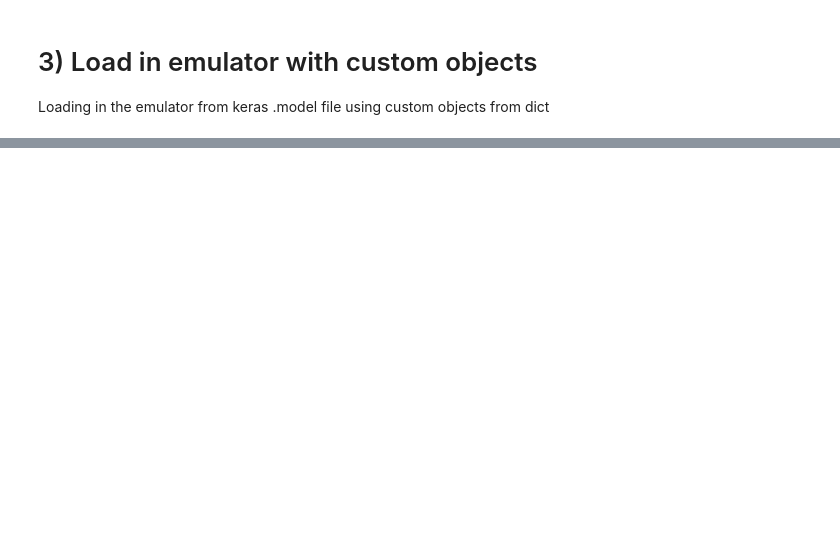
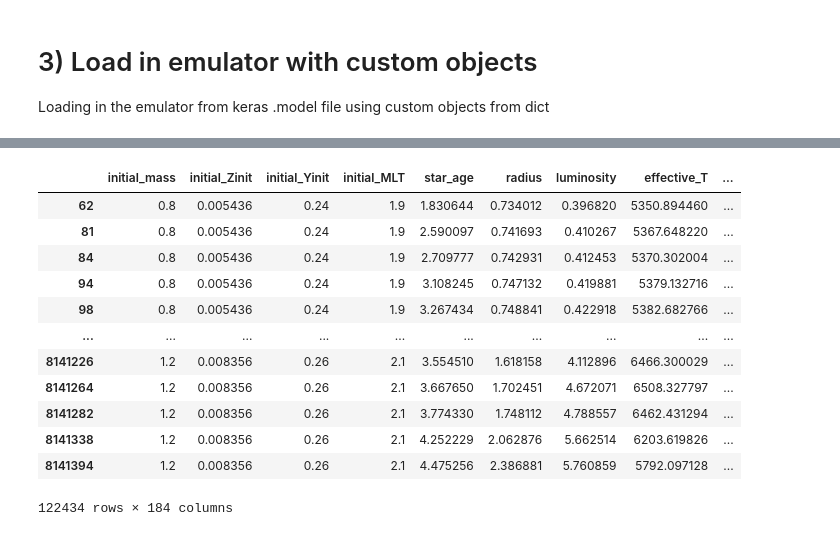
Before and after one commit to ojscutt/sl-pitchfork, a Jupyter notebook: 1_emulator.ipynb, the cells around one changed output, grey strips where cells are left out. Saved outputs shown, nothing was run; the diff lists cells and outputs as text; code cells hidden in the pictures; blank space fills up the shorter version.

```diff
--- a/1_emulator.ipynb
+++ b/1_emulator.ipynb
@@ -82,0 +284,17 @@ Loading in the emulator from keras .model file using custom objects from dict
+# %%
+df_test = pd.read_hdf('/home/oxs235/repos/ojscutt/sl-pitchfork/test_data.h5', key='df')
+df_test
+# %% [output]
+|  | initial_mass | initial_Zinit | initial_Yinit | initial_MLT | star_age | radius | luminosity | effective_T | ... |
+| 62 | 0.8 | 0.005436 | 0.24 | 1.9 | 1.830644 | 0.734012 | 0.396820 | 5350.894460 | ... |
+| 81 | 0.8 | 0.005436 | 0.24 | 1.9 | 2.590097 | 0.741693 | 0.410267 | 5367.648220 | ... |
+| 84 | 0.8 | 0.005436 | 0.24 | 1.9 | 2.709777 | 0.742931 | 0.412453 | 5370.302004 | ... |
+| 94 | 0.8 | 0.005436 | 0.24 | 1.9 | 3.108245 | 0.747132 | 0.419881 | 5379.132716 | ... |
+| 98 | 0.8 | 0.005436 | 0.24 | 1.9 | 3.267434 | 0.748841 | 0.422918 | 5382.682766 | ... |
+| ... | ... | ... | ... | ... | ... | ... | ... | ... | ... |
+| 8141226 | 1.2 | 0.008356 | 0.26 | 2.1 | 3.554510 | 1.618158 | 4.112896 | 6466.300029 | ... |
+| 8141264 | 1.2 | 0.008356 | 0.26 | 2.1 | 3.667650 | 1.702451 | 4.672071 | 6508.327797 | ... |
+| 8141282 | 1.2 | 0.008356 | 0.26 | 2.1 | 3.774330 | 1.748112 | 4.788557 | 6462.431294 | ... |
+| 8141338 | 1.2 | 0.008356 | 0.26 | 2.1 | 4.252229 | 2.062876 | 5.662514 | 6203.619826 | ... |
+| 8141394 | 1.2 | 0.008356 | 0.26 | 2.1 | 4.475256 | 2.386881 | 5.760859 | 5792.097128 | ... |
+122434 rows × 184 columns
```
Also changed, not shown: parts of 25 cells of this notebook, 8 other files.
